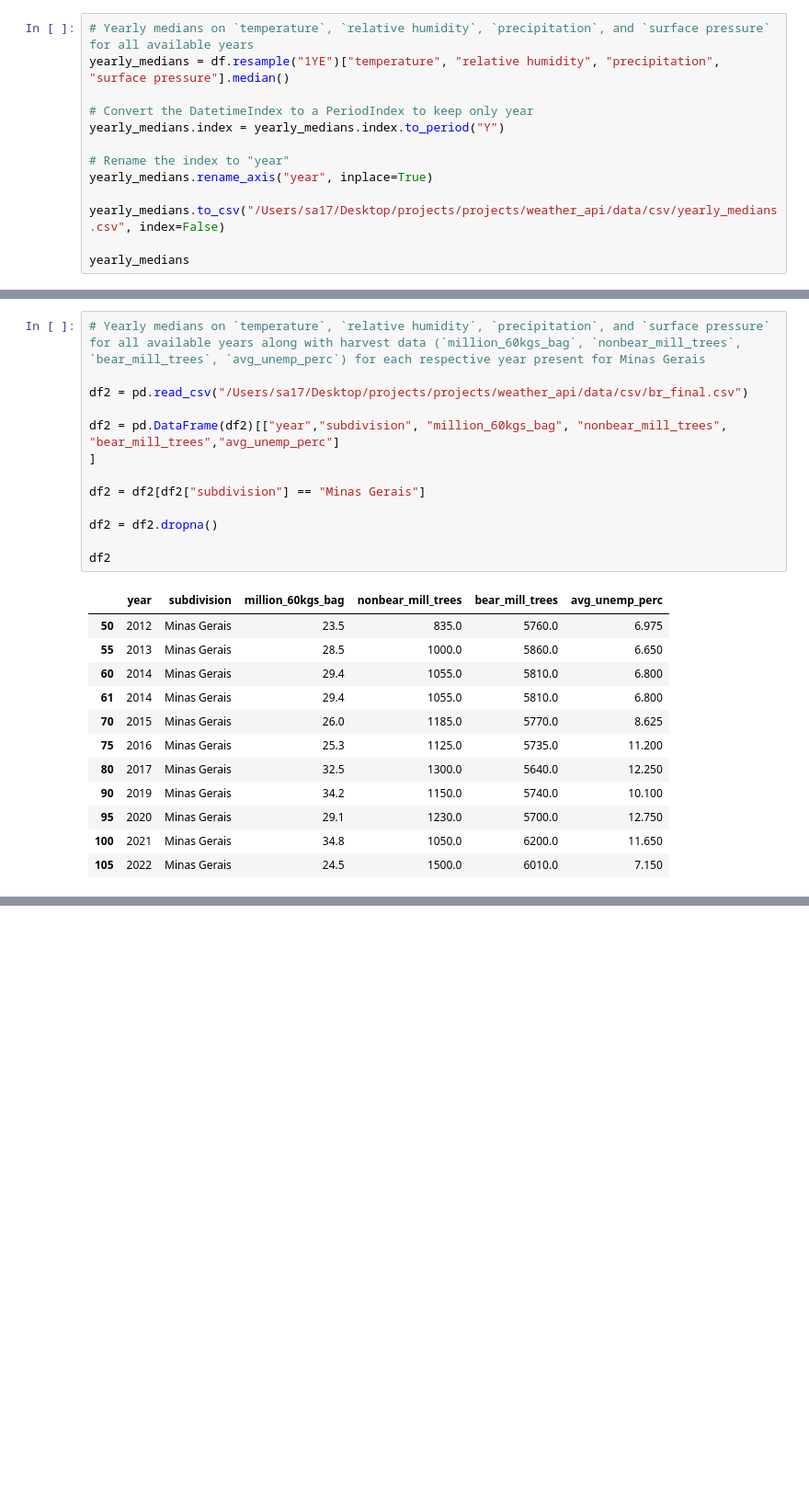
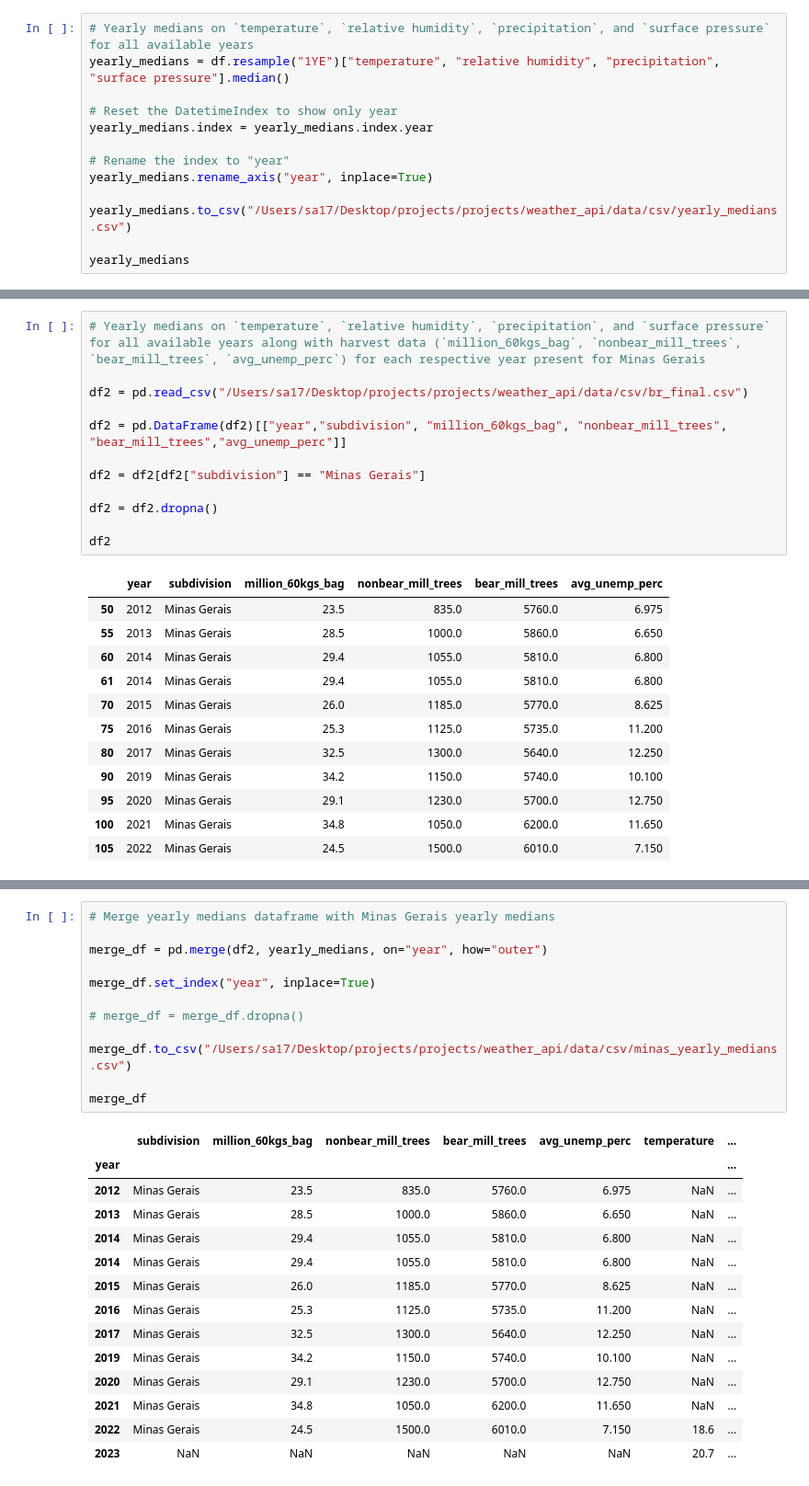
Before and after one commit to khadazhaia/projects, a Jupyter notebook: weather_api/notebooks/data_transform.ipynb, the cells around one changed output, grey strips where cells are left out. Shown: that part at 92% size. Saved outputs shown, nothing was run; the diff lists cells and outputs as text; blank space fills up the shorter version.

Commit message:
merged both dataframes

```diff
--- a/weather_api/notebooks/data_transform.ipynb
+++ b/weather_api/notebooks/data_transform.ipynb
@@ -87,13 +87,13 @@ monthly_medians
 # Yearly medians on `temperature`, `relative humidity`, `precipitation`, and `surface pressure` for all available years
 yearly_medians = df.resample("1YE")["temperature", "relative humidity", "precipitation", "surface pressure"].median()
 
-# Convert the DatetimeIndex to a PeriodIndex to keep only year
-yearly_medians.index = yearly_medians.index.to_period("Y")
+# Reset the DatetimeIndex to show only year
+yearly_medians.index = yearly_medians.index.year
 
 # Rename the index to "year"
 yearly_medians.rename_axis("year", inplace=True)
 
-yearly_medians.to_csv("/Users/sa17/Desktop/projects/projects/weather_api/data/csv/yearly_medians.csv", index=False)
+yearly_medians.to_csv("/Users/sa17/Desktop/projects/projects/weather_api/data/csv/yearly_medians.csv")
 
 yearly_medians
 # %% [output]
@@ -106,8 +106,7 @@ yearly_medians
 
 df2 = pd.read_csv("/Users/sa17/Desktop/projects/projects/weather_api/data/csv/br_final.csv")
 
-df2 = pd.DataFrame(df2)[["year","subdivision", "million_60kgs_bag", "nonbear_mill_trees", "bear_mill_trees","avg_unemp_perc"]
-]
+df2 = pd.DataFrame(df2)[["year","subdivision", "million_60kgs_bag", "nonbear_mill_trees", "bear_mill_trees","avg_unemp_perc"]]
 
 df2 = df2[df2["subdivision"] == "Minas Gerais"]
 
@@ -134,0 +129,27 @@ ValueError: You are trying to merge on int64 and period[Y-DEC] columns for key '
+# %%
+# Merge yearly medians dataframe with Minas Gerais yearly medians
+
+merge_df = pd.merge(df2, yearly_medians, on="year", how="outer")
+
+merge_df.set_index("year", inplace=True)
+
+# merge_df = merge_df.dropna()
+
+merge_df.to_csv("/Users/sa17/Desktop/projects/projects/weather_api/data/csv/minas_yearly_medians.csv")
+
+merge_df
+# %% [output]
+|  | subdivision | million_60kgs_bag | nonbear_mill_trees | bear_mill_trees | avg_unemp_perc | temperature | ... |
+| year |  |  |  |  |  |  | ... |
+| 2012 | Minas Gerais | 23.5 | 835.0 | 5760.0 | 6.975 | NaN | ... |
+| 2013 | Minas Gerais | 28.5 | 1000.0 | 5860.0 | 6.650 | NaN | ... |
+| 2014 | Minas Gerais | 29.4 | 1055.0 | 5810.0 | 6.800 | NaN | ... |
+| 2014 | Minas Gerais | 29.4 | 1055.0 | 5810.0 | 6.800 | NaN | ... |
+| 2015 | Minas Gerais | 26.0 | 1185.0 | 5770.0 | 8.625 | NaN | ... |
+| 2016 | Minas Gerais | 25.3 | 1125.0 | 5735.0 | 11.200 | NaN | ... |
+| 2017 | Minas Gerais | 32.5 | 1300.0 | 5640.0 | 12.250 | NaN | ... |
+| 2019 | Minas Gerais | 34.2 | 1150.0 | 5740.0 | 10.100 | NaN | ... |
+| 2020 | Minas Gerais | 29.1 | 1230.0 | 5700.0 | 12.750 | NaN | ... |
+| 2021 | Minas Gerais | 34.8 | 1050.0 | 6200.0 | 11.650 | NaN | ... |
+| 2022 | Minas Gerais | 24.5 | 1500.0 | 6010.0 | 7.150 | 18.6 | ... |
+| 2023 | NaN | NaN | NaN | NaN | NaN | 20.7 | ... |
```
Also changed, not shown: parts of 2 cells of this notebook, 3 other files.
